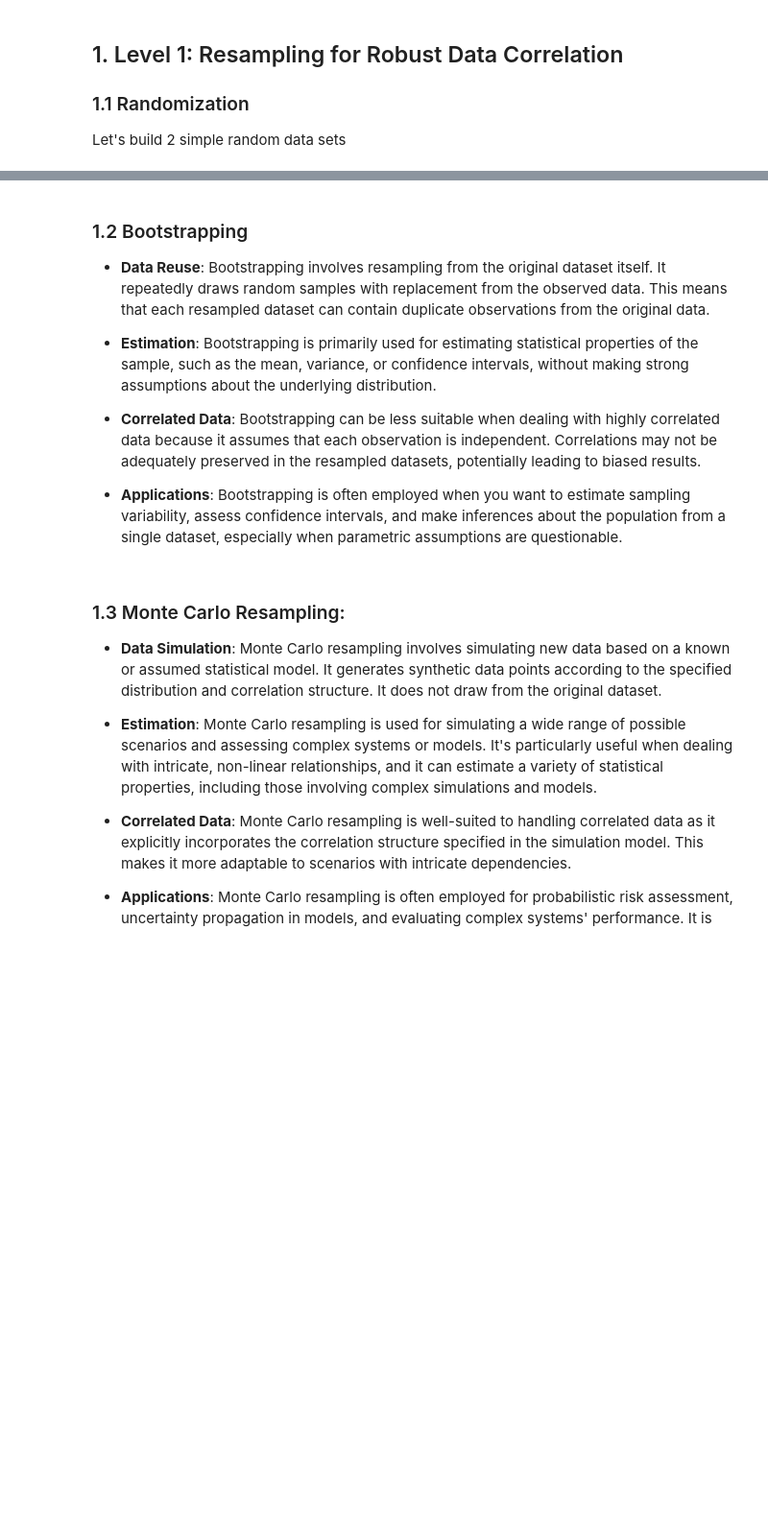
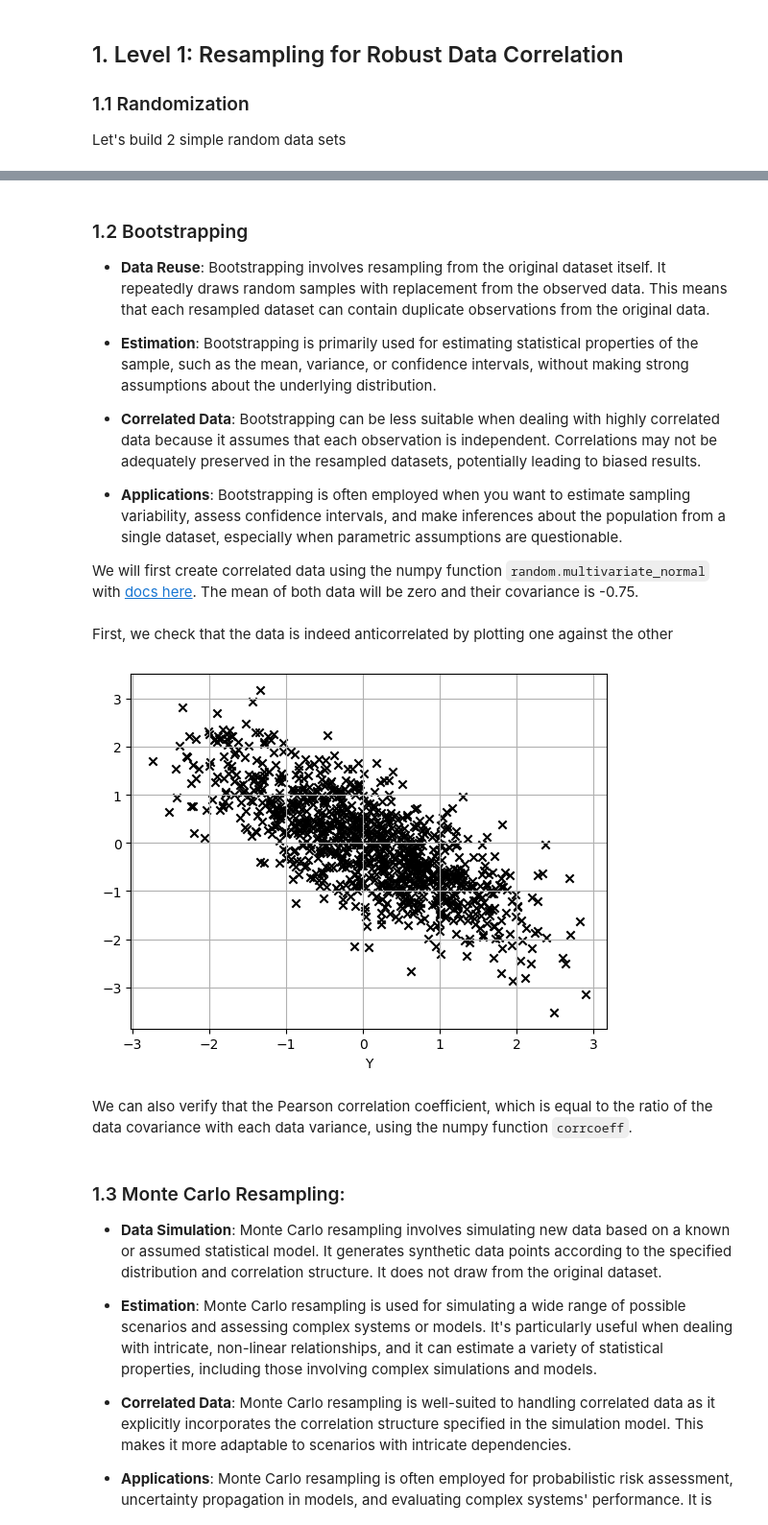
Before and after one commit to geo-smart/mlgeo, a Jupyter notebook: book/Chapter2-DataManipulation/2.6_resampling.ipynb, the cells around one changed output, grey strips where cells are left out. Shown at 96% size. Cells and saved outputs as stored; diff of their text form; code cells hidden in the pictures; blank space fills up the shorter version.

```diff
--- a/book/Chapter2-DataManipulation/2.6_resampling.ipynb
+++ b/book/Chapter2-DataManipulation/2.6_resampling.ipynb
@@ -53,3 +118,21 @@ print('The difference of means is, ' + str(diff_means) + '.')
 * **Correlated Data**: Bootstrapping can be less suitable when dealing with highly correlated data because it assumes that each observation is independent. Correlations may not be adequately preserved in the resampled datasets, potentially leading to biased results.
 
 * **Applications**: Bootstrapping is often employed when you want to estimate sampling variability, assess confidence intervals, and make inferences about the population from a single dataset, especially when parametric assumptions are questionable.
+
+
+We will first create correlated data using the numpy function ``random.multivariate_normal`` with [docs here](https://numpy.org/doc/stable/reference/random/generated/numpy.random.multivariate_normal.html). The mean of both data will be zero and their covariance is -0.75.
+# %%
+# We begin with a dataset where two variables are strongly correlated
+correlated_data= np.random.multivariate_normal([0, 0], [[1, -.75], [-.75, 1]], 1000)
+# %% [markdown]
+First, we check that the data is indeed anticorrelated by plotting one against the other
+# %%
+plt.scatter(correlated_data[:, 0], correlated_data[:, 1], marker='x', c='black')
+plt.grid()
+plt.xlabel('X')
+plt.xlabel('Y')
+plt.show()
+# %% [output]
+[figure, added]
+# %% [markdown]
+We can also verify that the Pearson correlation coefficient, which is equal to the ratio of the data covariance with each data variance, using the numpy function ``corrcoeff``.
```
Also changed, not shown: parts of 21 cells of this notebook, 2 other files.
